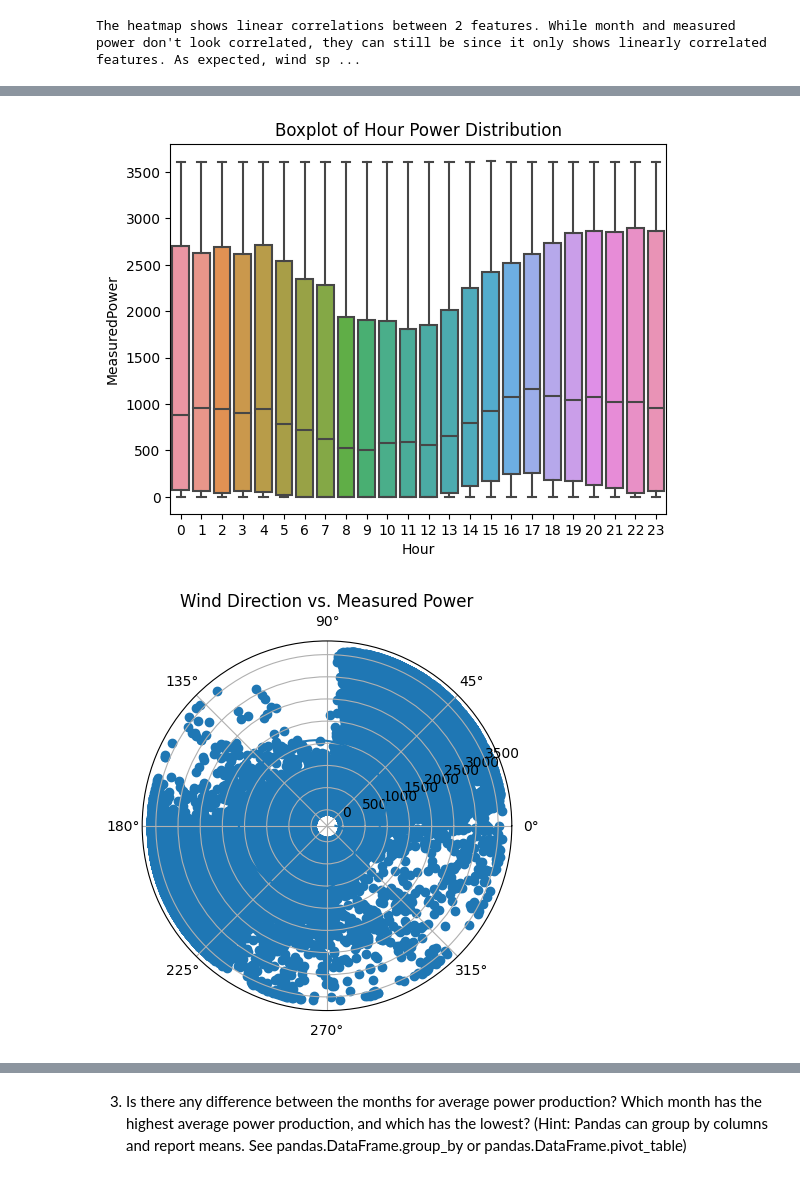
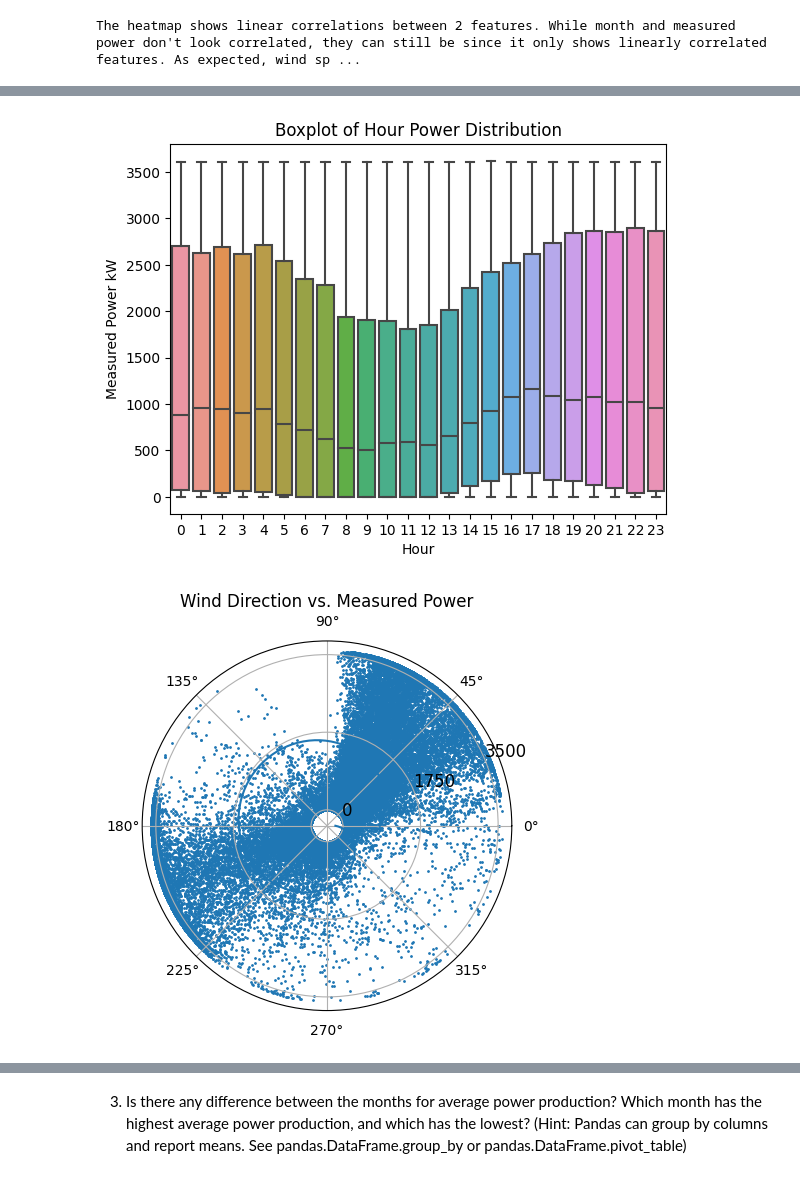
Before and after one commit to btschneid/TheVisionariesProject, a Jupyter notebook: model.ipynb, the cells around one changed output, grey strips where cells are left out. Cells and saved outputs as stored; diff of their text form; code cells hidden in the pictures.

```diff
--- a/model.ipynb
+++ b/model.ipynb
@@ -88,26 +95,27 @@ print("This boxplot shows the non linear correlation between the month and measu
 This boxplot shows the non linear correlation between the month and measured power. From the graph you can see that the first half, the measure power goes down, and then around July it starts increasi ...
 # %%
-sns.boxplot(x='Hour', y='MeasuredPower', data=df)
+# Hour Boxplot
+sns.boxplot(x="Hour", y="MeasuredPower", data=df)
+plt.xlabel("Hour")
+plt.ylabel("Measured Power kW")
 plt.title("Boxplot of Hour Power Distribution")
 plt.show()
 # %% [output]
-[figure, old version]
+[figure, new version]
 # %%
-import numpy as np
-
+# Wind Direcion and Measured Power Graph
 theta = np.radians(df["WindDirection"])
-
 fit = np.polyfit(theta, df["MeasuredPower"], 2)
-
 x = np.linspace(0, 2*np.pi, 100)
 y = fit[0]*x**2 + fit[1]*x + fit[2]
 
-ax = plt.subplot(111, projection='polar')
-ax.scatter(theta, df["MeasuredPower"])
+ax = plt.subplot(111, projection="polar")
+ax.scatter(theta, df["MeasuredPower"], s=1)
 ax.plot(x, y)
-ax.set_title("Wind Direction vs. Measured Power")
-
+ax.set_yticks(np.linspace(0, 3500, 3))
+ax.tick_params(axis="y", labelsize=12)
+plt.title("Wind Direction vs. Measured Power")
 plt.show()
 # %% [output]
-[figure, old version]
+[figure, new version]
 # %%
```
Also changed, not shown: parts of 46 cells of this notebook.
